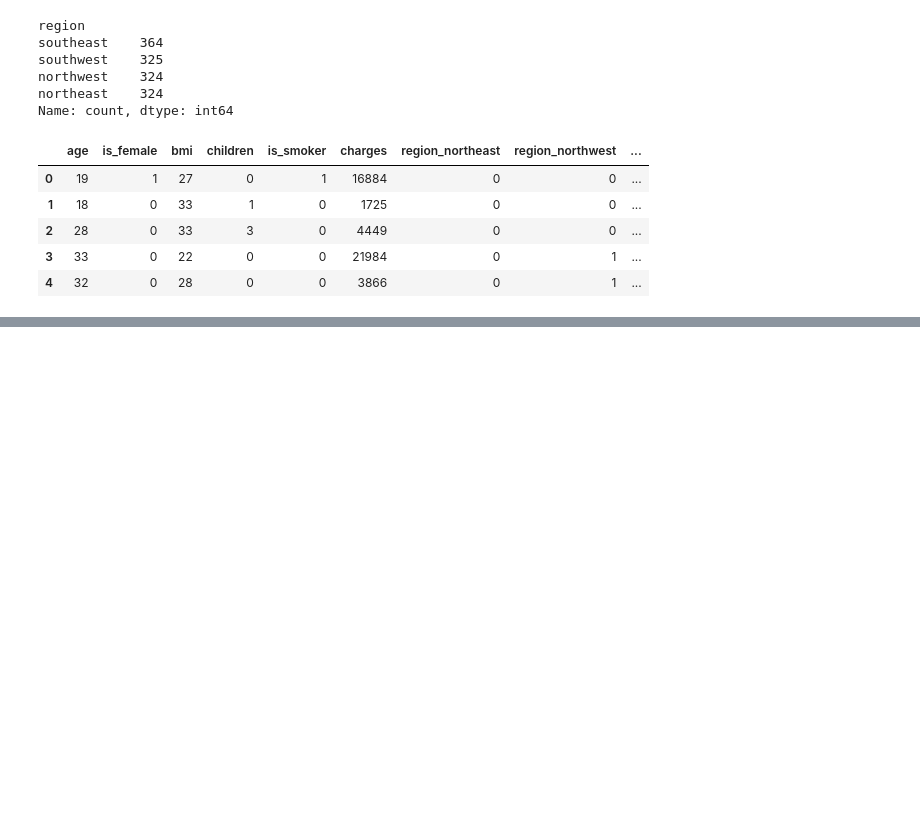
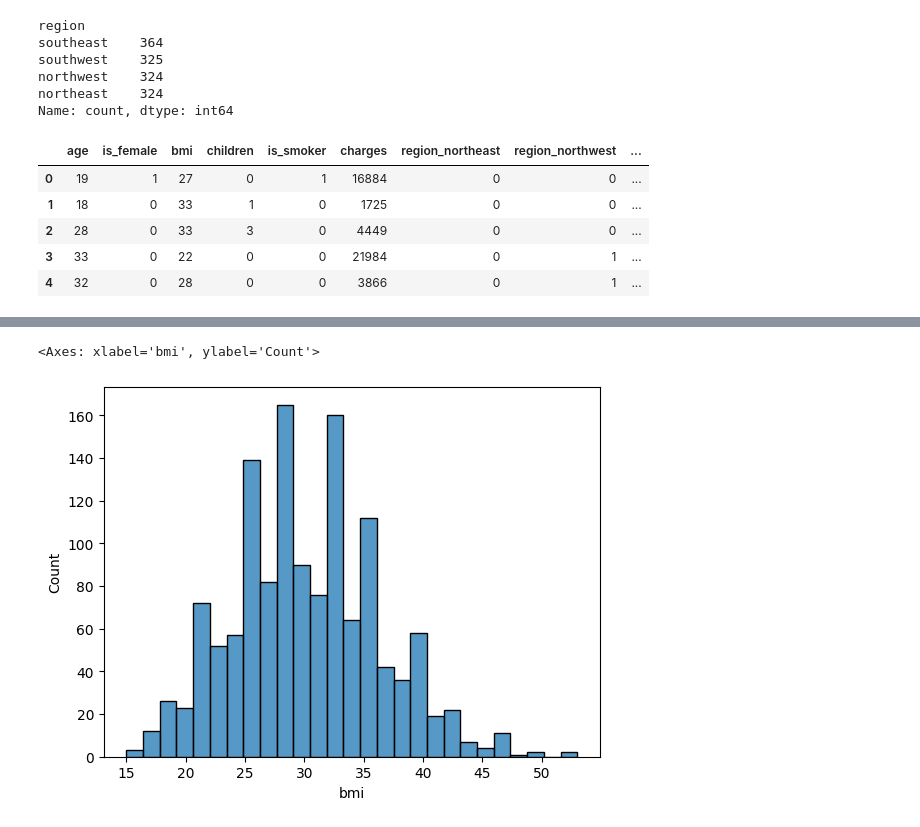
Before and after one commit to Suprim-Karki/ai-ml-portfolio, a Jupyter notebook: machine-learning/projects/insurance-analysis/insurance.ipynb, the cells around one changed output, grey strips where cells are left out. Cells and saved outputs as stored; diff of their text form; code cells hidden in the pictures; blank space fills up the shorter version.

```diff
--- a/machine-learning/projects/insurance-analysis/insurance.ipynb
+++ b/machine-learning/projects/insurance-analysis/insurance.ipynb
@@ -204,0 +212,5 @@ df_cleaned.head()
+# %%
+sns.histplot(df_cleaned['bmi'])
+# %% [output]
+<Axes: xlabel='bmi', ylabel='Count'>
+[figure, added]
```
Also changed, not shown: parts of 6 cells of this notebook.
